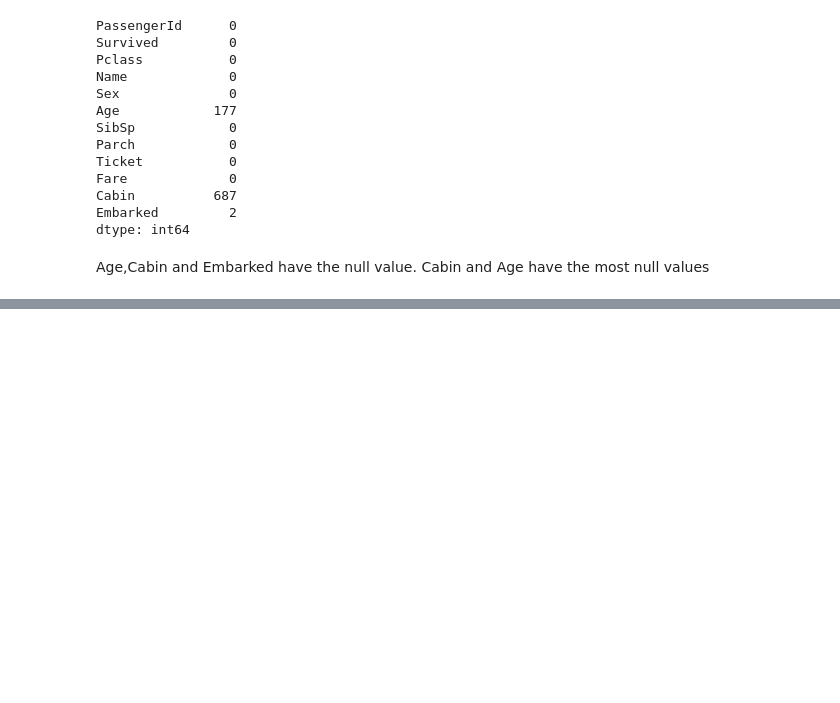
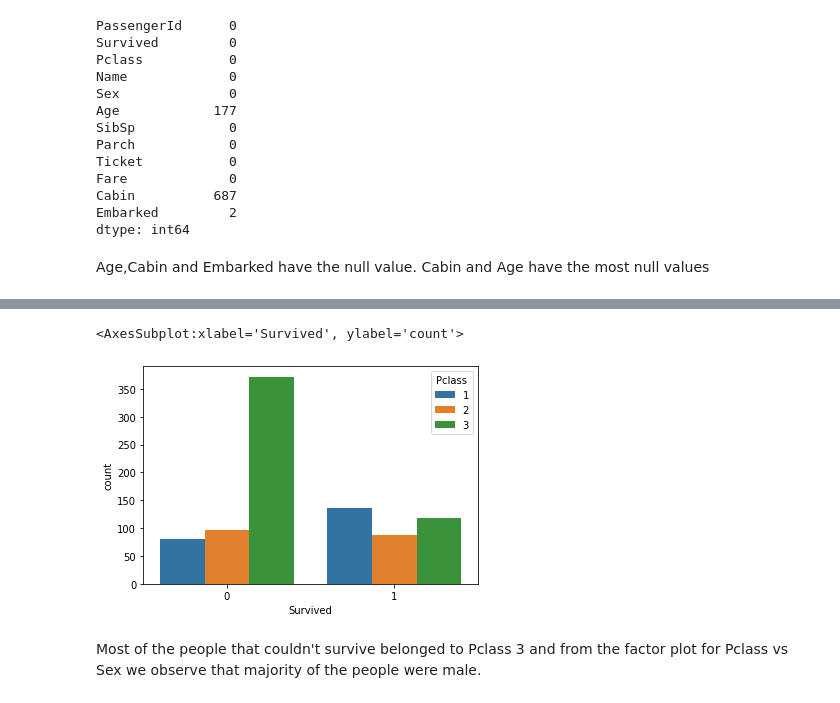
Before and after one commit to sailaja2003/Data_Analysis, a Jupyter notebook: titanic.ipynb, the cells around one changed output, grey strips where cells are left out. Cells and saved outputs as stored; diff of their text form; code cells hidden in the pictures; blank space fills up the shorter version.

```diff
--- a/titanic.ipynb
+++ b/titanic.ipynb
@@ -65,0 +78,7 @@ train_df.head()
+# %%
+sns.countplot(x='Survived',hue='Pclass',data=train_df)
+# %% [output]
+<AxesSubplot:xlabel='Survived', ylabel='count'>
+[figure, added]
+# %% [markdown]
+Most of the people that couldn't survive belonged to Pclass 3 and from the factor plot for Pclass vs Sex we observe that majority of the people were male.
```
Also changed, not shown: parts of 4 cells of this notebook.
